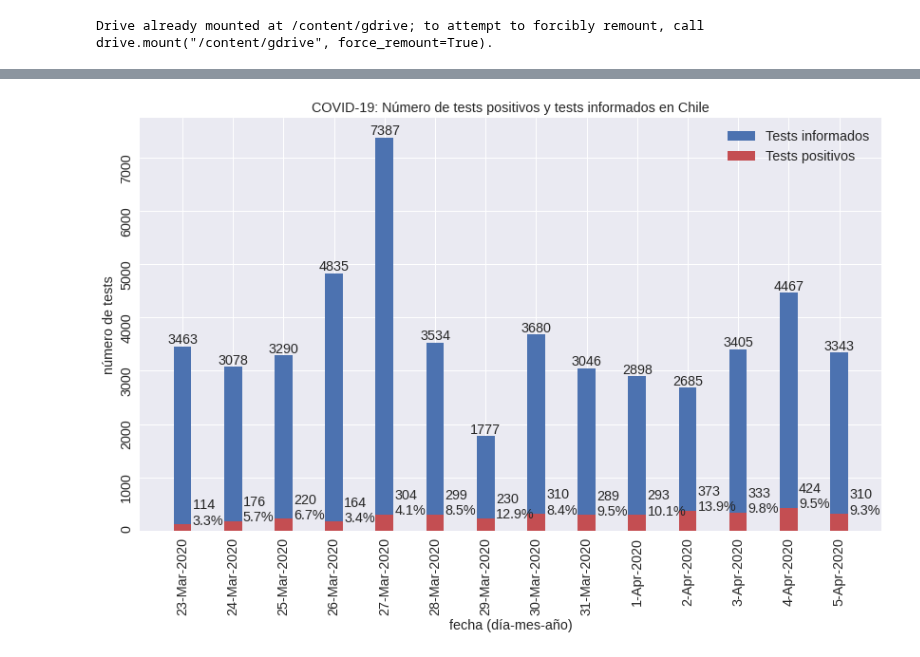
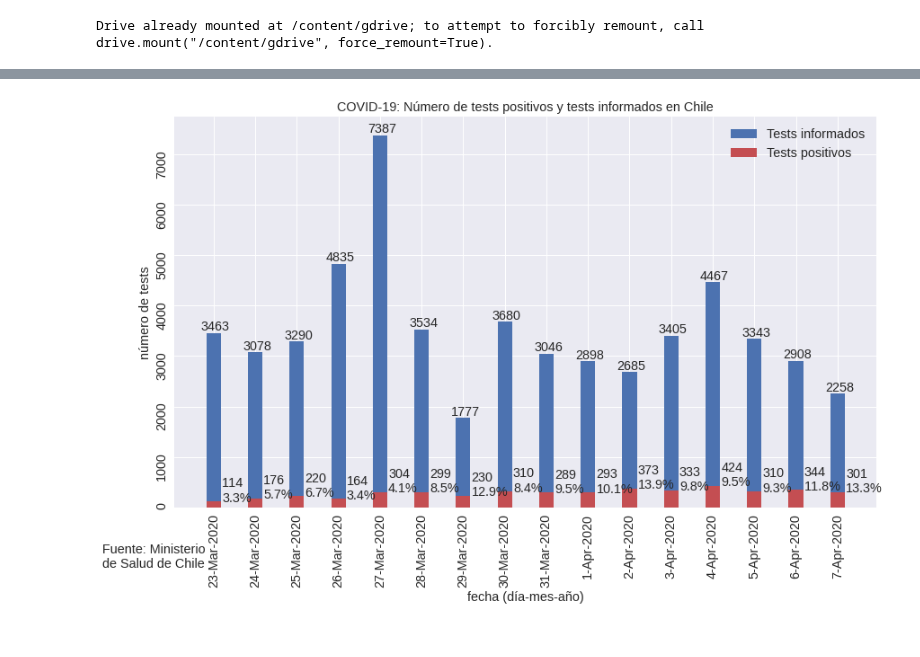
Before and after one commit to alonsosilvaallende/COVID-19, a Jupyter notebook: COVID_19_Chile_tests_positivos_informados.ipynb, the cells around one changed output, grey strips where cells are left out. Saved outputs shown, nothing was run; the diff lists cells and outputs as text; code cells hidden in the pictures.

```diff
--- a/COVID_19_Chile_tests_positivos_informados.ipynb
+++ b/COVID_19_Chile_tests_positivos_informados.ipynb
@@ -11,6 +15,6 @@ drive.mount('/content/gdrive')
 # %% [output]
 Drive already mounted at /content/gdrive; to attempt to forcibly remount, call drive.mount("/content/gdrive", force_remount=True).
 # %%
-full_data_raw = pd.read_csv("gdrive/My Drive/Avance-coronavirus.csv", index_col="Día")
+full_data_raw = pd.read_csv("gdrive/My Drive/2020-04-07-Avance-coronavirus.csv", index_col="Día")
 full_data_raw.head()
 # %% [output]
@@ -31,23 +35,25 @@ positive_tests = positive_tests[index_:]
 # %%
 fig, ax = plt.subplots(figsize=(14,8))
 ax.bar(tests_raw.keys(), tests_raw, 0.35, label="Tests informados")
 ax.bar(positive_tests.keys(), positive_tests, 0.35, color='C2', label='Tests positivos')
 for i, val in enumerate(tests_raw):
   ax.text(i-0.3, val+50, str(int(val)), fontsize='x-large')
 for i, val in enumerate(positive_tests):
   ax.text(i+0.2, val, f"{int(val)}\n{100*val/tests_raw.iloc[i]:.1f}%", fontsize='x-large')
+
+ax.annotate('Fuente: Ministerio\nde Salud de Chile', (0,0), (-80,-40), fontsize='x-large', xycoords='axes fraction', textcoords='offset points', va='top')
 
 ax.tick_params(labelrotation=90)
 
 ax.set_title(f'COVID-19: Número de tests positivos y tests informados en Chile', fontsize='x-large')
 ax.set_xlabel(f'fecha (día-mes-año)', fontsize='x-large')
 ax.set_ylabel(f'número de tests', fontsize='x-large')
 
 plt.legend(fontsize='x-large')
 plt.xticks(tests_raw.keys(), fontsize='x-large')
 plt.yticks(fontsize='x-large')
-plt.savefig("2020-04-06-Chile-Tests.png", format='png', dvi=700)
+plt.savefig("2020-04-07-Chile-Tests.png", bbox_inches='tight', format='png', dvi=700)
 # %% [output]
-[figure, old version]
+[figure, new version]
 # %%
 from google.colab import files
```
Also changed, not shown: parts of 3 cells of this notebook.
